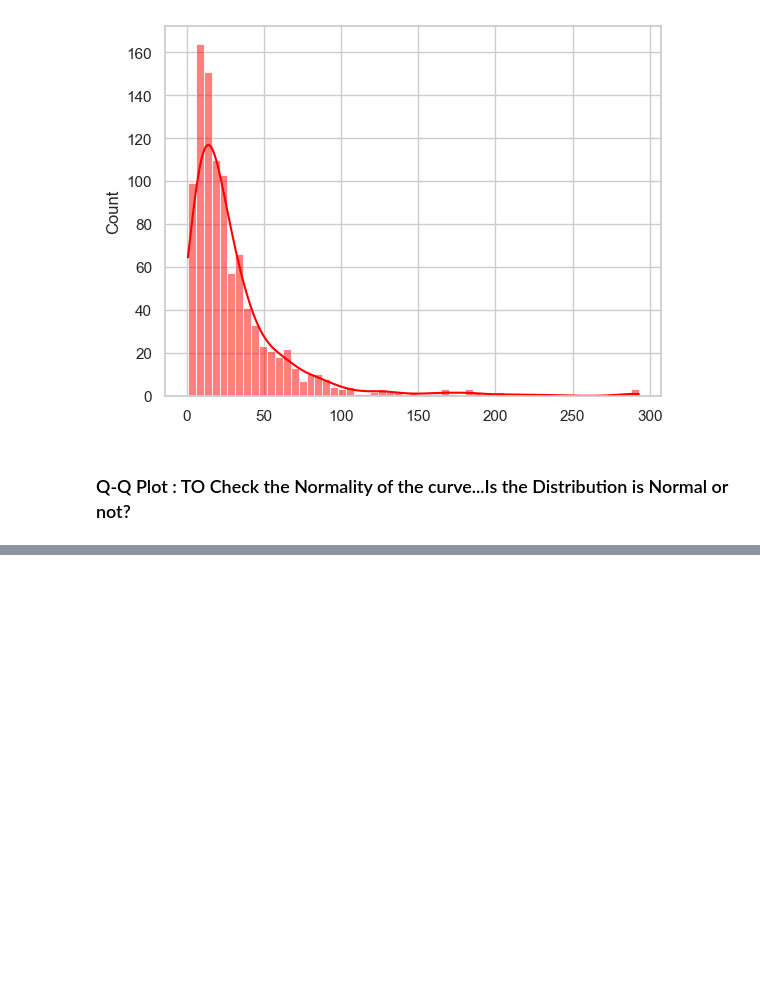
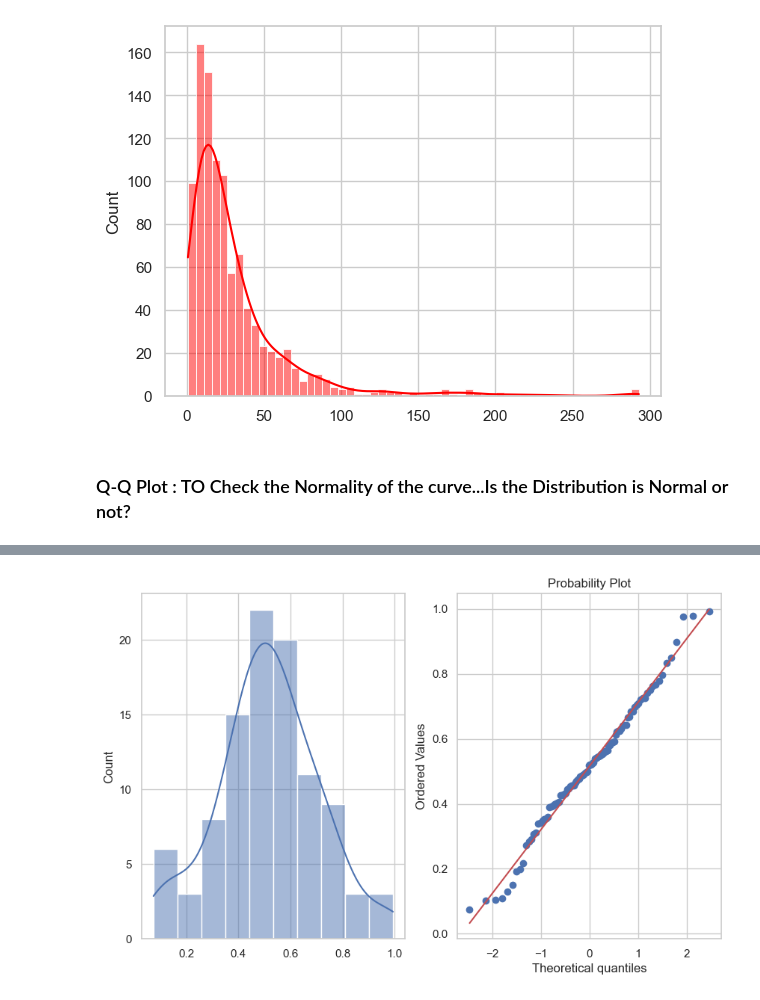
Before and after one commit to rashmiKumari03/Statistics_practical_FSDM_rev, a Jupyter notebook: Statistics_Practical_.ipynb, the cells around one changed output, grey strips where cells are left out. Cells and saved outputs as stored; diff of their text form; code cells hidden in the pictures; blank space fills up the shorter version.

```diff
--- a/Statistics_Practical_.ipynb
+++ b/Statistics_Practical_.ipynb
@@ -1311,0 +1334,4 @@ def plot_data(sample):
+# %%
+plot_data(norm_data)   # This is Normally Distributed also no outliers and also in Q-Q plot the plot is linear => Nomral DIstributed.
+# %% [output]
+[figure, added]
```
Also changed, not shown: parts of 51 cells of this notebook, 2 other files.
